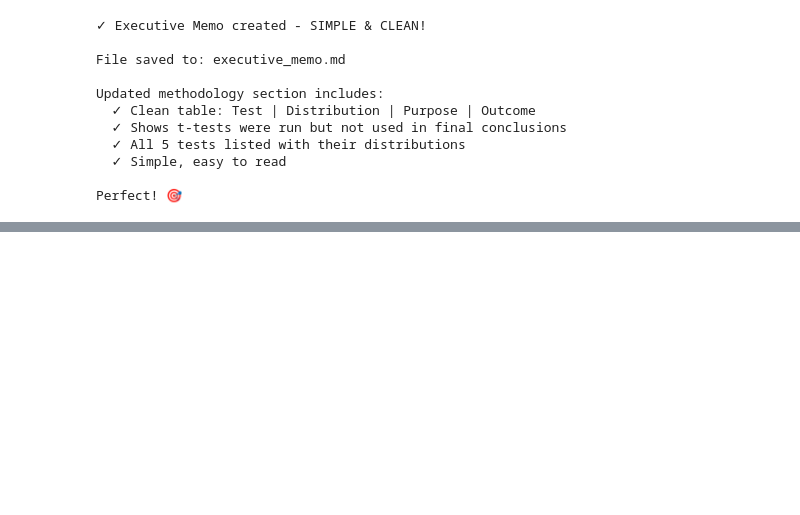
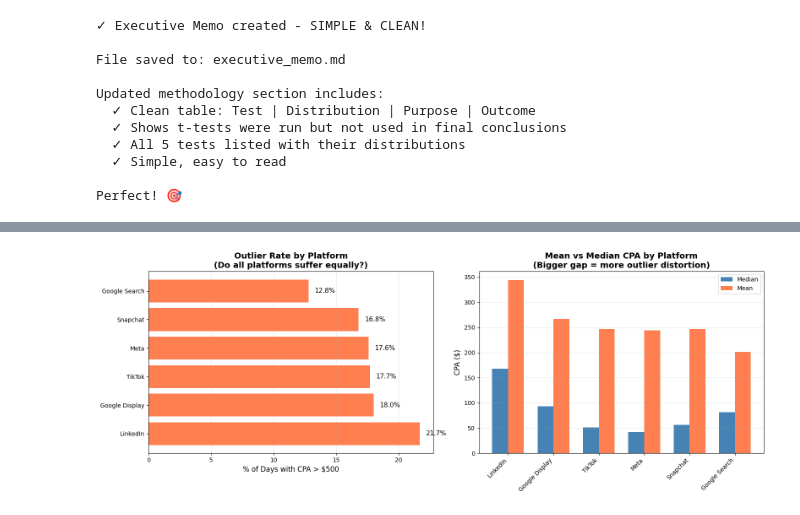
Before and after one commit to pbiain/My_Projects, a Jupyter notebook: WEEK_7/Day_2/statistical_analysis.ipynb, the cells around one changed output, grey strips where cells are left out. Saved outputs shown, nothing was run; the diff lists cells and outputs as text; code cells hidden in the pictures; blank space fills up the shorter version.

```diff
--- a/WEEK_7/Day_2/statistical_analysis.ipynb
+++ b/WEEK_7/Day_2/statistical_analysis.ipynb
@@ -1840,0 +1937,90 @@ Perfect! 🎯
+# %%
+# Compare outlier rates across ALL platforms
+print("OUTLIER COMPARISON ACROSS ALL PLATFORMS")
+print("="*80)
+
+outlier_analysis = []
+
+for platform in df_clean_cpa['platform'].unique():
+    platform_data = df_clean_cpa[df_clean_cpa['platform'] == platform]['daily_CPA_capped']
+
+    # Count outliers (CPA > $500)
+    total_days = len(platform_data)
+    outlier_days = (platform_data > 500).sum()
+    outlier_pct = (outlier_days / total_days) * 100
+
+    # Get stats on outlier days
+    outliers = platform_data[platform_data > 500]
+
+    outlier_analysis.append({
+        'Platform': platform,
+        'Total_Days': total_days,
+        'Outlier_Days': outlier_days,
+        'Outlier_Pct': round(outlier_pct, 1),
+        'Median_CPA_All': round(platform_data.median(), 2),
+        'Mean_CPA_All': round(platform_data.mean(), 2),
+        'Mean_Outlier_CPA': round(outliers.mean(), 2) if len(outliers) > 0 else 0
+    })
+
+outlier_df = pd.DataFrame(outlier_analysis)
+outlier_df = outlier_df.sort_values('Outlier_Pct', ascending=False)
+
+print("\n", outlier_df.to_string(index=False))
+
+print("\n" + "="*80)
+print("KEY QUESTION: Do all platforms have similar outlier rates?")
+print("="*80)
+
+# Calculate if differences are significant
+mean_outlier_pct = outlier_df['Outlier_Pct'].mean()
+std_outlier_pct = outlier_df['Outlier_Pct'].std()
+
+print(f"\nAverage outlier rate: {mean_outlier_pct:.1f}%")
+print(f"Std deviation: {std_outlier_pct:.1f}%")
+print(f"Range: {outlier_df['Outlier_Pct'].min():.1f}% to {outlier_df['Outlier_Pct'].max():.1f}%")
+
+# Are they similar?
+if std_outlier_pct < 3:
+    print("\n✅ CONCLUSION: All platforms have SIMILAR outlier rates")
+    print("   → Your point is VALID: Bad luck/targeting affects everyone equally")
+    print("   → Using median is fair because outliers are a universal problem")
+else:
+    print("\n⚠️ CONCLUSION: Platforms have DIFFERENT outlier rates")
+    print("   → Some platforms are more prone to expensive days than others")
+    print("   → This IS a differentiating factor between platforms")
+
+# Visualize
+import matplotlib.pyplot as plt
+
+fig, axes = plt.subplots(1, 2, figsize=(16, 6))
+
+# Left: Outlier percentage by platform
+ax1 = axes[0]
+bars = ax1.barh(outlier_df['Platform'], outlier_df['Outlier_Pct'], color='coral')
+ax1.set_xlabel('% of Days with CPA > $500', fontsize=12)
+ax1.set_title('Outlier Rate by Platform\n(Do all platforms suffer equally?)', fontsize=14, fontweight='bold')
+ax1.grid(axis='x', alpha=0.3)
+for i, v in enumerate(outlier_df['Outlier_Pct']):
+    ax1.text(v + 0.5, i, f'{v:.1f}%', va='center', fontsize=11)
+
+# Right: Mean vs Median gap
+ax2 = axes[1]
+platforms = outlier_df['Platform']
+x = range(len(platforms))
+width = 0.35
+
+ax2.bar([i - width/2 for i in x], outlier_df['Median_CPA_All'], width, label='Median', color='steelblue')
+ax2.bar([i + width/2 for i in x], outlier_df['Mean_CPA_All'], width, label='Mean', color='coral')
+ax2.set_ylabel('CPA ($)', fontsize=12)
+ax2.set_title('Mean vs Median CPA by Platform\n(Bigger gap = more outlier distortion)', fontsize=14, fontweight='bold')
+ax2.set_xticks(x)
+ax2.set_xticklabels(platforms, rotation=45, ha='right')
+ax2.legend()
+ax2.grid(axis='y', alpha=0.3)
+
+plt.tight_layout()
+plt.savefig('outlier_comparison_across_platforms.png', dpi=300, bbox_inches='tight')
+plt.show()
+
+print("\n✓ Analysis complete!")
+# %% [output]
@@ -1840,0 +2044 @@ Perfect! 🎯
+[figure, added]
```
Also changed, not shown: parts of 6 cells of this notebook, 3 other files.
